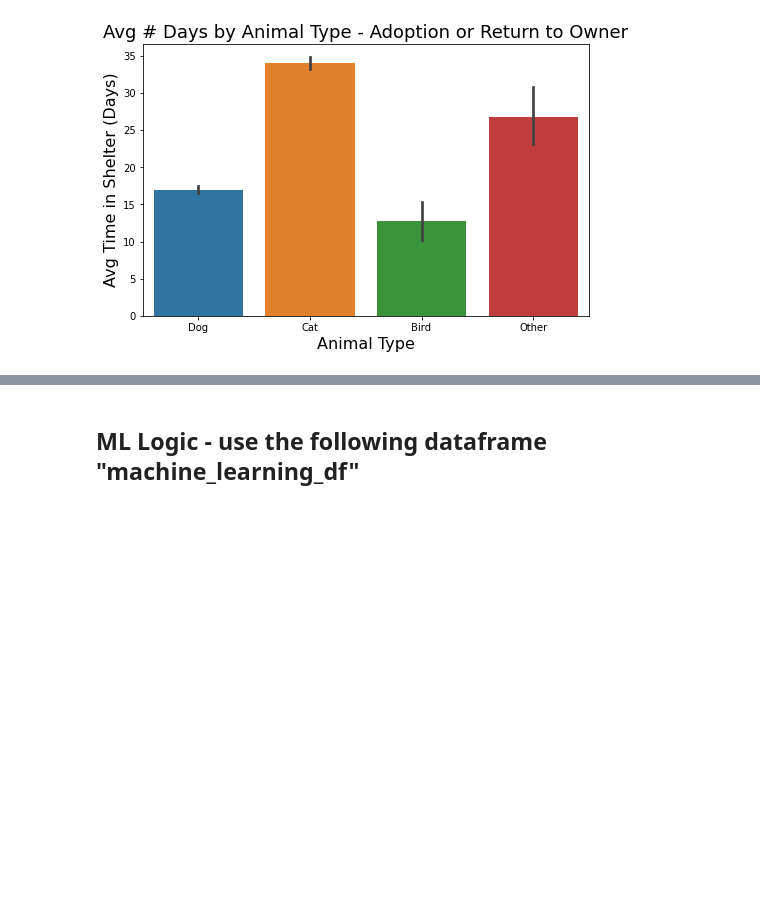
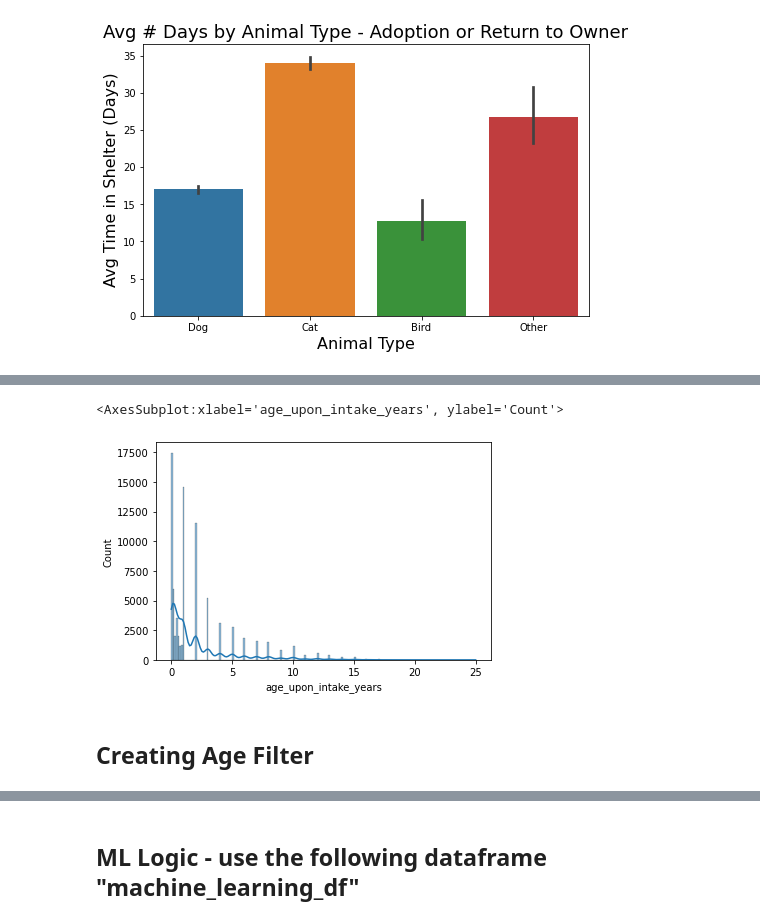
Before and after one commit to hookjamesa/austin_animal_shelter_analysis, a Jupyter notebook: Segment2_Merge1.ipynb, the cells around one changed output, grey strips where cells are left out. Saved outputs shown, nothing was run; the diff lists cells and outputs as text; code cells hidden in the pictures; blank space fills up the shorter version.

```diff
--- a/Segment2_Merge1.ipynb
+++ b/Segment2_Merge1.ipynb
@@ -513,0 +626,8 @@ plt.yticks(fontsize=12);
+# %%
+# Histogram view
+sns.histplot(df, x="age_upon_intake_years", kde=True)
+# %% [output]
+<AxesSubplot:xlabel='age_upon_intake_years', ylabel='Count'>
+[figure, added]
+# %% [markdown]
+## Creating Age Filter
```
Also changed, not shown: parts of 28 cells of this notebook.
